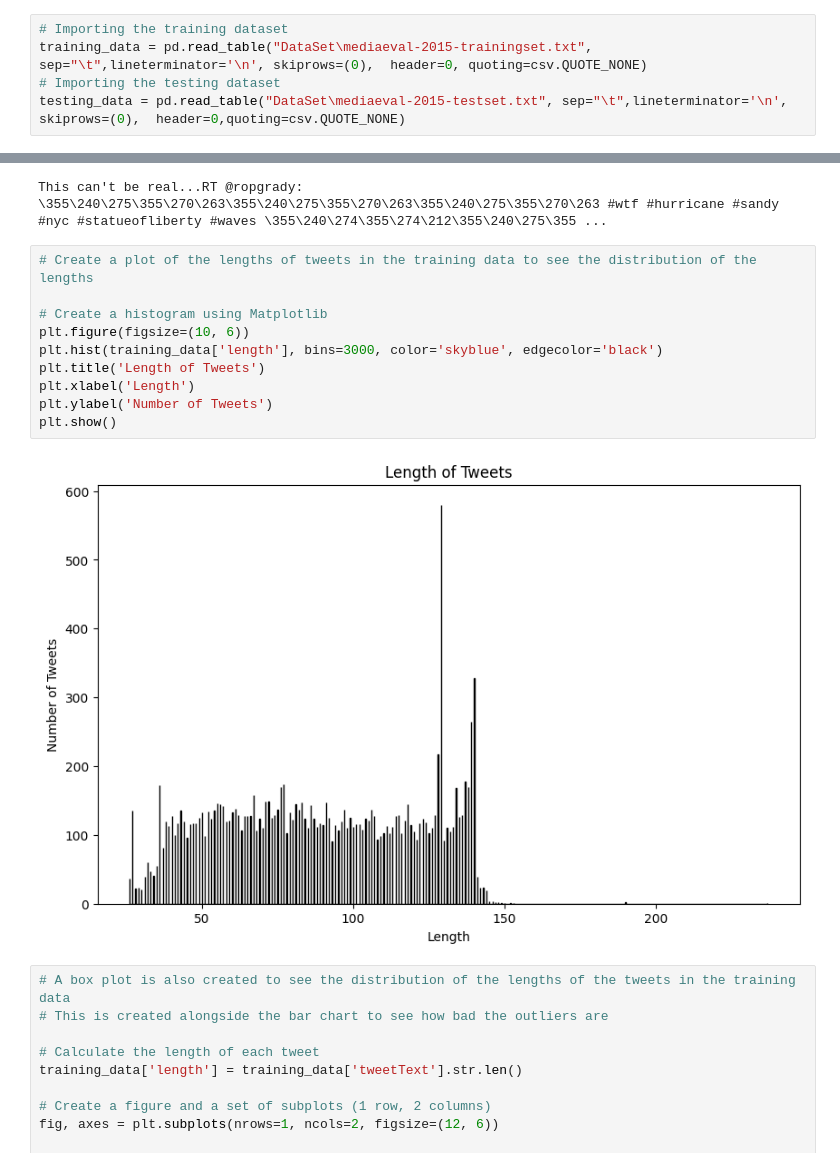
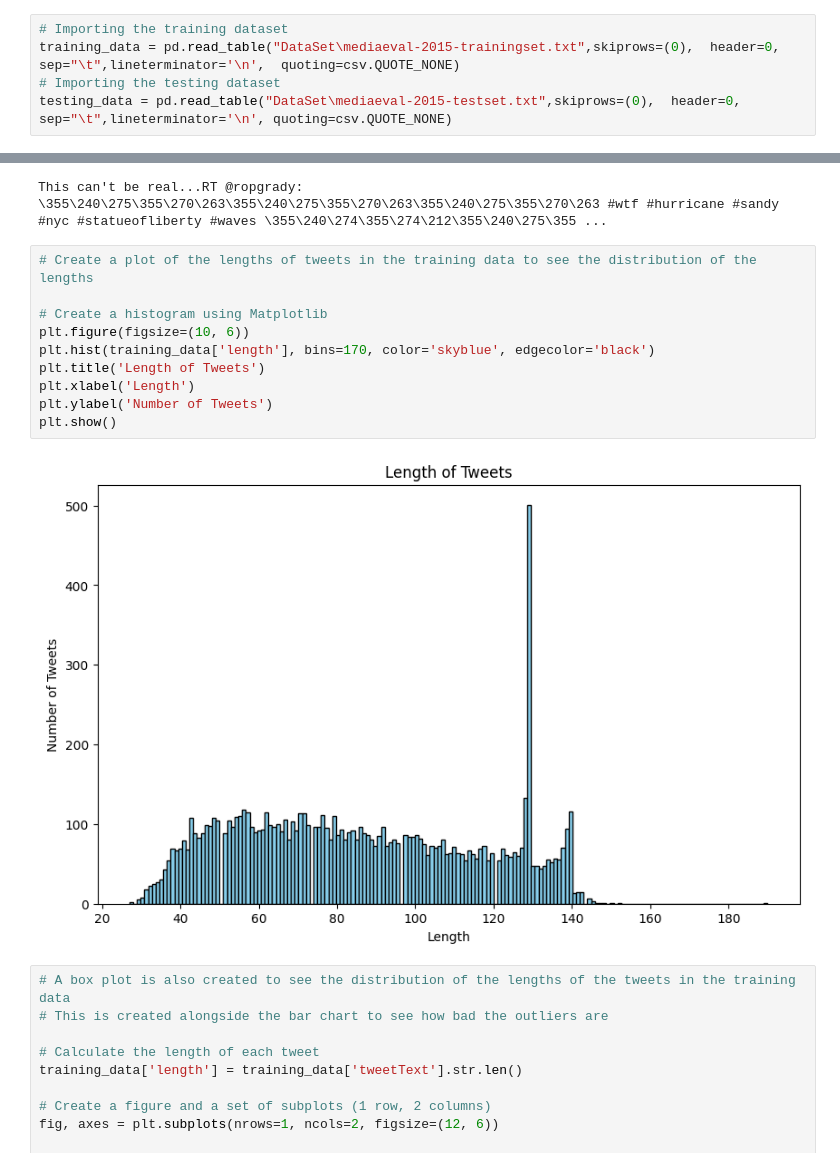
Before and after one commit to JTidbury2/FalseTweetClassifier, a Jupyter notebook: Source_code.ipynb, the cells around one changed output, grey strips where cells are left out. Saved outputs shown, nothing was run; the diff lists cells and outputs as text.

```diff
--- a/Source_code.ipynb
+++ b/Source_code.ipynb
@@ -67,9 +64,9 @@ import matplotlib.pyplot as plt
 [nltk_data]   Package stopwords is already up-to-date!
 # %%
 # Importing the training dataset
-training_data = pd.read_table("DataSet\mediaeval-2015-trainingset.txt", sep="\t",lineterminator='\n', skiprows=(0),  header=0, quoting=csv.QUOTE_NONE)
+training_data = pd.read_table("DataSet\mediaeval-2015-trainingset.txt",skiprows=(0),  header=0, sep="\t",lineterminator='\n',  quoting=csv.QUOTE_NONE)
 # Importing the testing dataset
-testing_data = pd.read_table("DataSet\mediaeval-2015-testset.txt", sep="\t",lineterminator='\n', skiprows=(0),  header=0,quoting=csv.QUOTE_NONE)
+testing_data = pd.read_table("DataSet\mediaeval-2015-testset.txt",skiprows=(0),  header=0, sep="\t",lineterminator='\n', quoting=csv.QUOTE_NONE)
 # %%
 # Checking the training data has been imported correctly
 training_data.head()
@@ -340,15 +338,15 @@ This can't be real...RT @ropgrady: \355\240\275\355\270\263\355\240\275\355\270\
 # %%
 # Create a plot of the lengths of tweets in the training data to see the distribution of the lengths
 
 # Create a histogram using Matplotlib
 plt.figure(figsize=(10, 6))
-plt.hist(training_data['length'], bins=3000, color='skyblue', edgecolor='black')
+plt.hist(training_data['length'], bins=170, color='skyblue', edgecolor='black')
 plt.title('Length of Tweets')
 plt.xlabel('Length')
 plt.ylabel('Number of Tweets')
 plt.show()
 # %% [output]
-[figure, old version]
+[figure, new version]
 # %%
 # A box plot is also created to see the distribution of the lengths of the tweets in the training data
 # This is created alongside the bar chart to see how bad the outliers are
```
Also changed, not shown: parts of 19 cells of this notebook.
